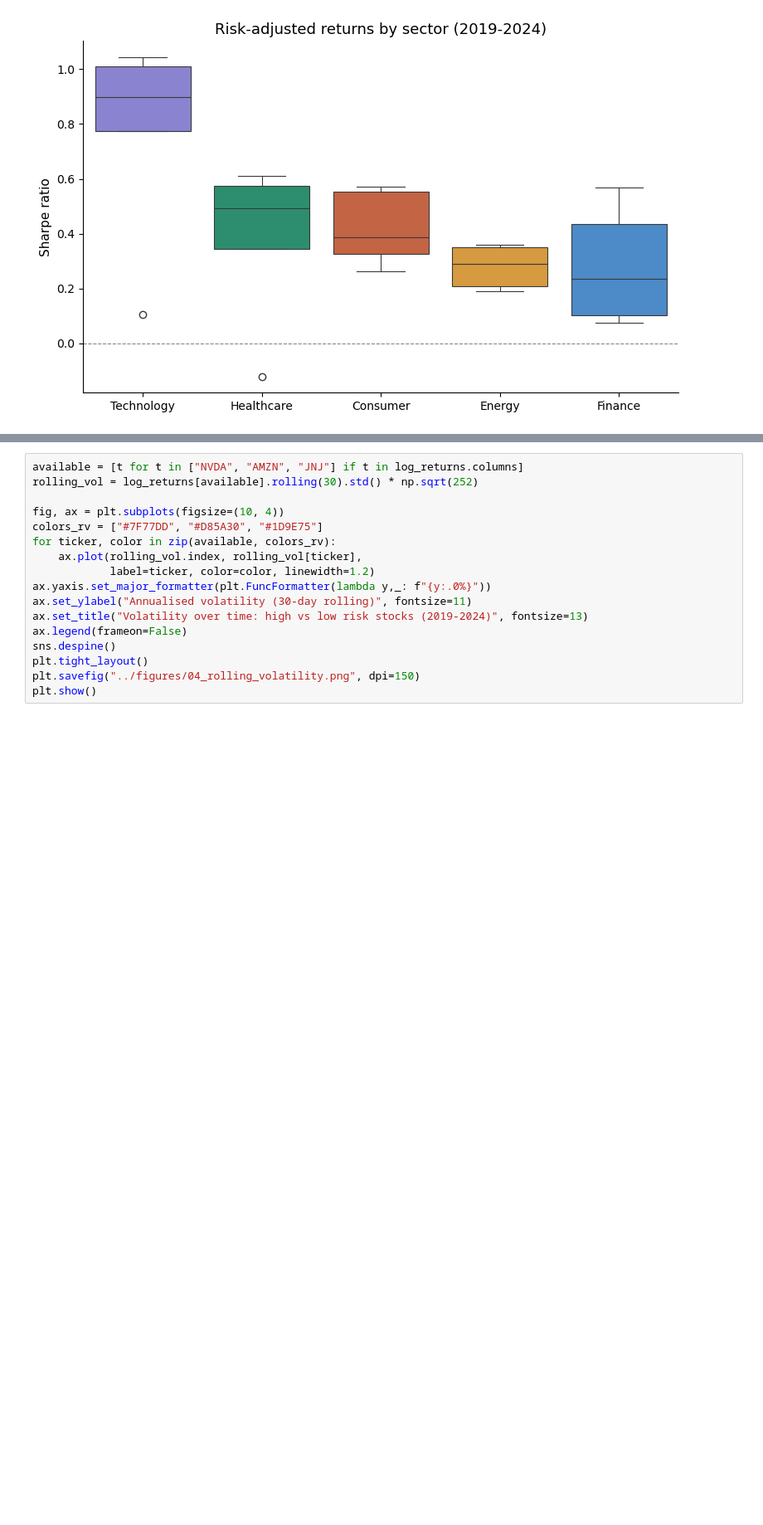
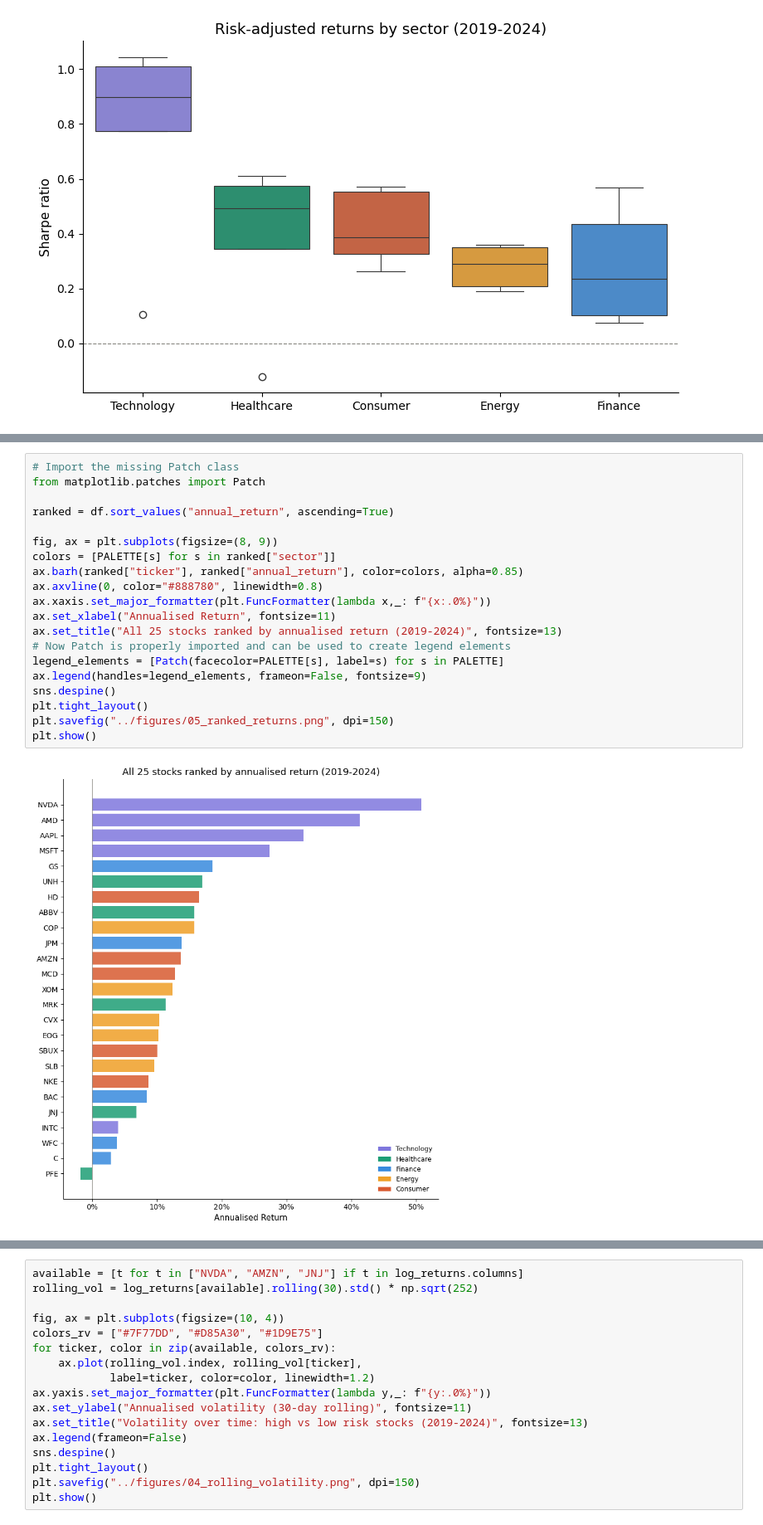
Before and after one commit to auste06/stock-volatility-returns, a Jupyter notebook: notebooks/blog.ipynb, the cells around one changed output, grey strips where cells are left out. Shown at 83% size. Saved outputs shown, nothing was run; the diff lists cells and outputs as text; blank space fills up the shorter version.

Commit message:
complete blog notebook with 6 figures and full narrative

```diff
--- a/notebooks/blog.ipynb
+++ b/notebooks/blog.ipynb
@@ -306,0 +303,22 @@ and low risk profiles.
+# %%
+# Import the missing Patch class
+from matplotlib.patches import Patch
+
+ranked = df.sort_values("annual_return", ascending=True)
+
+fig, ax = plt.subplots(figsize=(8, 9))
+colors = [PALETTE[s] for s in ranked["sector"]]
+ax.barh(ranked["ticker"], ranked["annual_return"], color=colors, alpha=0.85)
+ax.axvline(0, color="#888780", linewidth=0.8)
+ax.xaxis.set_major_formatter(plt.FuncFormatter(lambda x,_: f"{x:.0%}"))
+ax.set_xlabel("Annualised Return", fontsize=11)
+ax.set_title("All 25 stocks ranked by annualised return (2019-2024)", fontsize=13)
+# Now Patch is properly imported and can be used to create legend elements
+legend_elements = [Patch(facecolor=PALETTE[s], label=s) for s in PALETTE]
+ax.legend(handles=legend_elements, frameon=False, fontsize=9)
+sns.despine()
+plt.tight_layout()
+plt.savefig("../figures/05_ranked_returns.png", dpi=150)
+plt.show()
+# %% [output]
+[figure, added]
```
Also changed, not shown: parts of 8 cells of this notebook, 6 other files.
